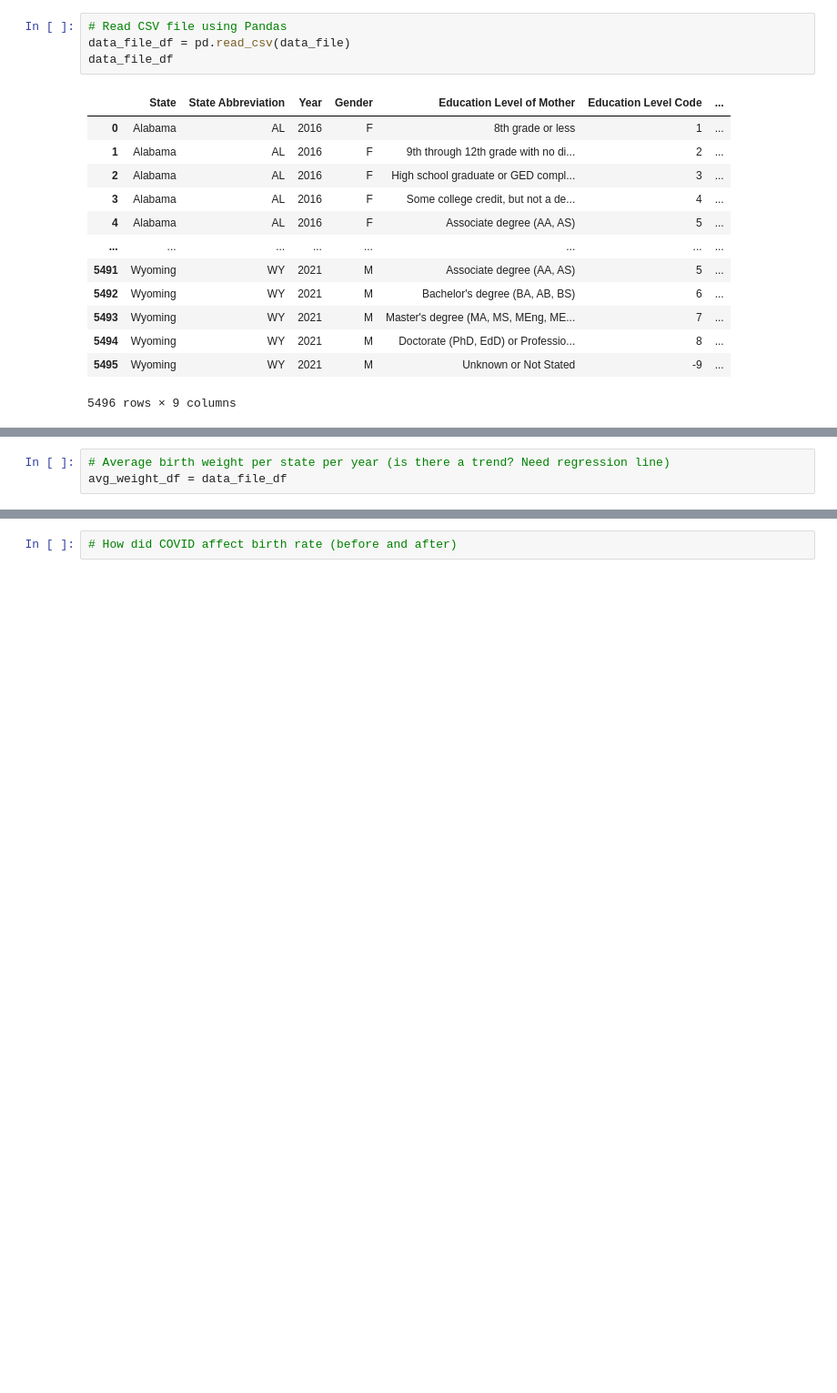
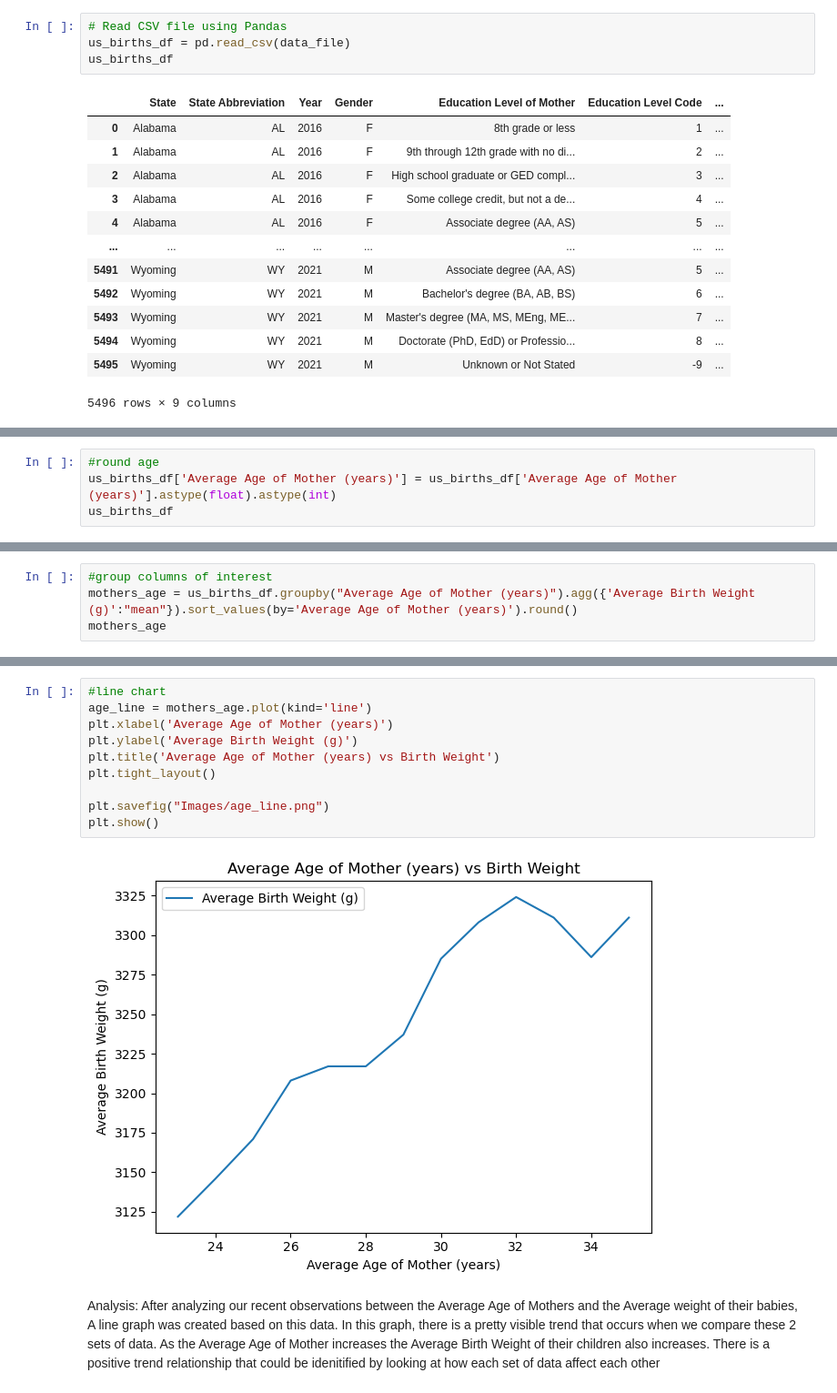
Before and after one commit to EthanM84/project-1, a Jupyter notebook: Main.ipynb, the cells around one changed output, grey strips where cells are left out. Shown at 91% size. Saved outputs shown, nothing was run; the diff lists cells and outputs as text; blank space fills up the shorter version.

Commit message:
Line Chart added to Main

```diff
--- a/Main.ipynb
+++ b/Main.ipynb
@@ -8,8 +8,8 @@ import matplotlib.pyplot as plt
 data_file = Path("Resources/us_births_2016_2021.csv")
 # %%
 # Read CSV file using Pandas
-data_file_df = pd.read_csv(data_file)
-data_file_df
+us_births_df = pd.read_csv(data_file)
+us_births_df
 # %% [output]
 |  | State | State Abbreviation | Year | Gender | Education Level of Mother | Education Level Code | ... |
 | 0 | Alabama | AL | 2016 | F | 8th grade or less | 1 | ... |
@@ -33,3 +33,7 @@ data_file_df.head()
 | 2 | Alabama | AL | 2016 | F | High school graduate or GED compl... | 3 | ... |
 | 3 | Alabama | AL | 2016 | F | Some college credit, but not a de... | 4 | ... |
 | 4 | Alabama | AL | 2016 | F | Associate degree (AA, AS) | 5 | ... |
+# %%
+#round age
+us_births_df['Average Age of Mother (years)'] = us_births_df['Average Age of Mother (years)'].astype(float).astype(int)
+us_births_df
@@ -36,3 +54,4 @@ data_file_df.head()
 # %%
-# Average birth weight per state per year (is there a trend? Need regression line)
-avg_weight_df = data_file_df
+#group columns of interest
+mothers_age = us_births_df.groupby("Average Age of Mother (years)").agg({'Average Birth Weight (g)':"mean"}).sort_values(by='Average Age of Mother (years)').round()
+mothers_age
@@ -39,2 +74,17 @@ avg_weight_df = data_file_df
 # %%
-# How did COVID affect birth rate (before and after)
+#line chart
+age_line = mothers_age.plot(kind='line')
+plt.xlabel('Average Age of Mother (years)')
+plt.ylabel('Average Birth Weight (g)')
+plt.title('Average Age of Mother (years) vs Birth Weight')
+plt.tight_layout()
+
+plt.savefig("Images/age_line.png")
+plt.show()
+# %% [output]
+[figure, added]
+# %% [markdown]
+Analysis:
+After analyzing our recent observations between the Average Age of Mothers and the Average weight of their babies,
+A line graph was created based on this data. In this graph, there is a pretty visible trend that occurs when we compare these 2 sets of data.
+As the Average Age of Mother increases the Average Birth Weight of their children also increases. There is a positive trend relationship that could be idenitified by looking at how each set of data affect each other
```
Also changed, not shown: parts of 3 cells of this notebook.
